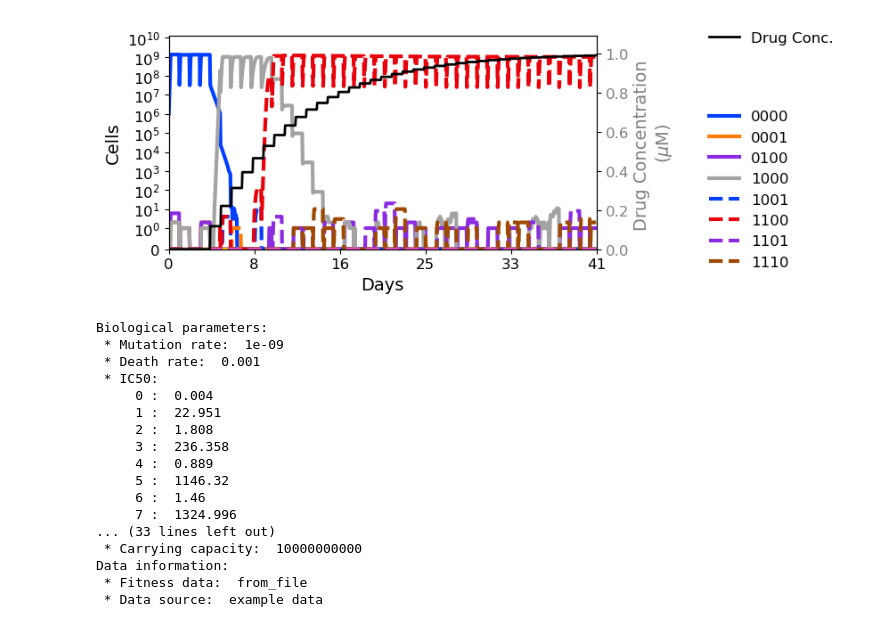
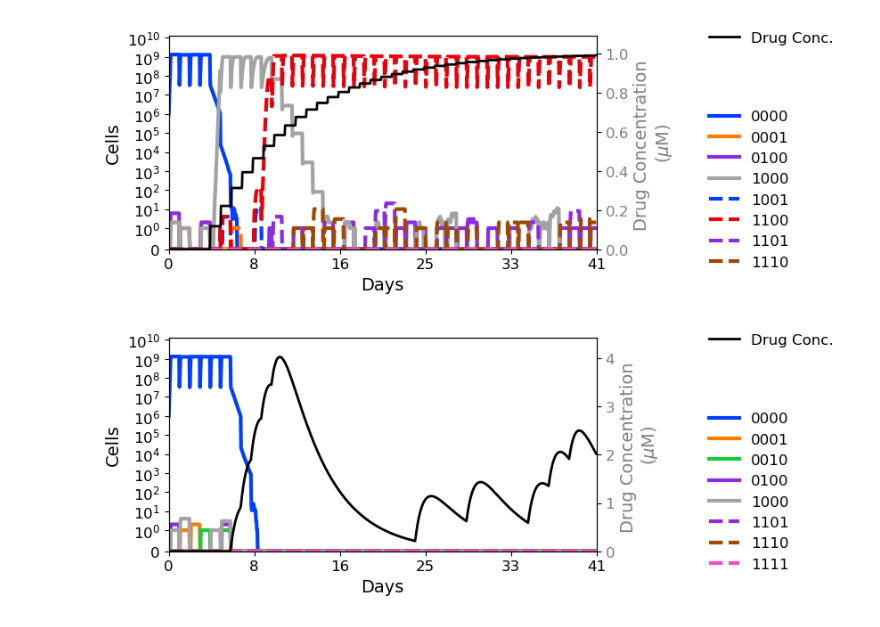
Before and after one commit to eshanking/fears, a Jupyter notebook: examples/example_notebook.ipynb, the cells around one changed output. Cells and saved outputs as stored; diff of their text form; code cells hidden in the pictures.

Commit message:
update examples

```diff
--- a/examples/example_notebook.ipynb
+++ b/examples/example_notebook.ipynb
@@ -47,23 +47,18 @@ p = Population(fitness_data='from_file',**options)
 p.simulate();
 # %% [output]
 [figure]
-# %%
-p.print_params()
-# %% [output]
-Biological parameters:
- * Mutation rate:  1e-09
- * Death rate:  0.001
- * IC50:
-     0 :  0.004
-     1 :  22.951
-     2 :  1.808
-     3 :  236.358
-     4 :  0.889
-     5 :  1146.32
-     6 :  1.46
-     7 :  1324.996
-... (33 lines left out)
- * Carrying capacity:  10000000000
-Data information:
- * Fitness data:  from_file
- * Data source:  example data
+# %%
+
+options = {'max_dose':1, # max drug concentration
+           'n_sims':1,
+           'k_abs':0.05, # rate of change of drug concentration
+           'k_elim':0.01,
+           'passage':True, # whether to simulate cell passaging (periodic dilution of cells)
+           'dwell':True, # add a delay before the addition of drug (for the accumulation of mutations)
+           'dwell_time':24*3,
+           'carrying_cap':10**9}
+
+p = Population(**options,curve_type='pulsed',prob_drop=0.8)
+p.simulate();
+# %% [output]
+[figure, added]
```
